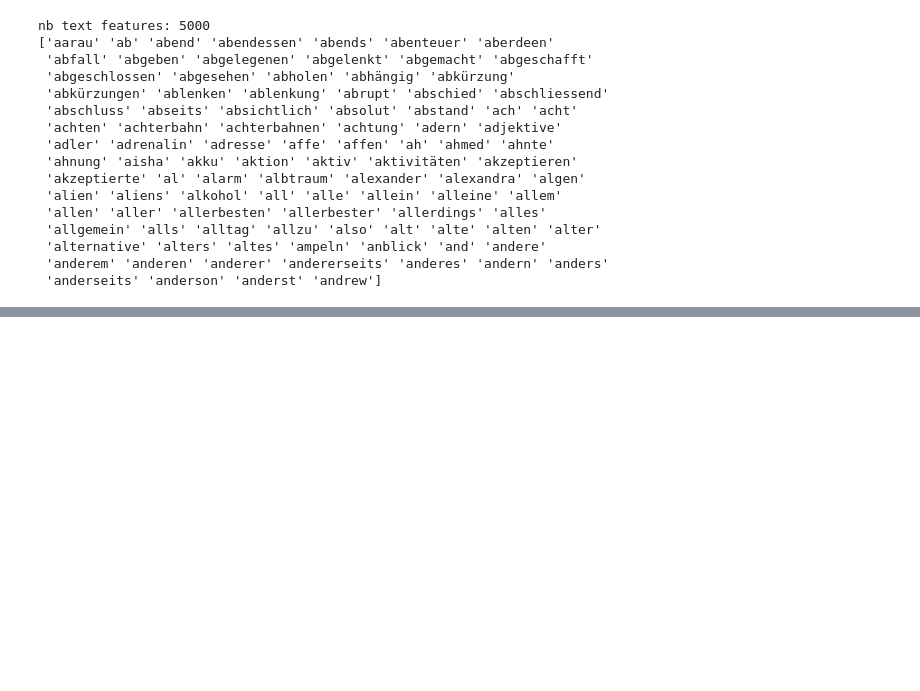
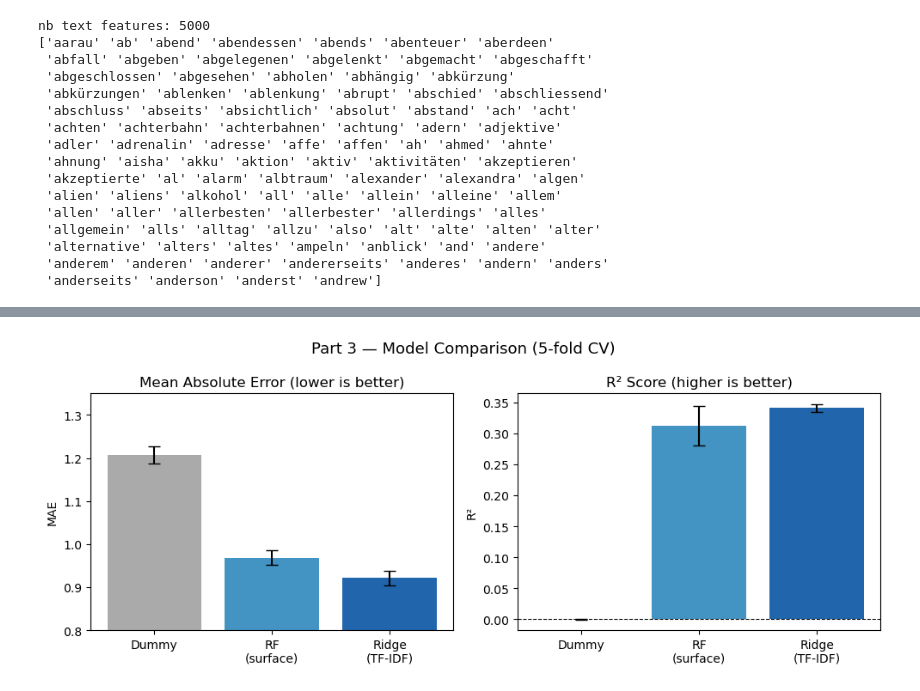
Before and after one commit to Tournedos/MLBD_2026, a Jupyter notebook: Q1/m4_louis.ipynb, the cells around one changed output, grey strips where cells are left out. Drawn from its saved outputs; the diff is of its cells as text; code cells hidden in the pictures; blank space fills up the shorter version.

```diff
--- a/Q1/m4_louis.ipynb
+++ b/Q1/m4_louis.ipynb
@@ -540,0 +620,33 @@ This comparison helps determine whether essay coherence is better captured by ex
+# %%
+import matplotlib.pyplot as plt
+import numpy as np
+
+models = ["Dummy", "RF\n(surface)", "Ridge\n(TF-IDF)"]
+mae = [1.2065, 0.9685, 0.9211]
+mae_std = [0.0197, 0.0164, 0.0164]
+r2 = [-0.0001, 0.3122, 0.3406]
+r2_std = [0.0001, 0.0319, 0.0062]
+
+x = np.arange(len(models))
+
+fig, ax = plt.subplots(1, 2, figsize=(10, 4))
+
+ax[0].bar(x, mae, yerr=mae_std, capsize=5, color=["#aaaaaa", "#4393c3", "#2166ac"])
+ax[0].set_xticks(x)
+ax[0].set_xticklabels(models)
+ax[0].set_ylabel("MAE")
+ax[0].set_title("Mean Absolute Error (lower is better)")
+ax[0].set_ylim(0.8, 1.35)
+
+ax[1].bar(x, r2, yerr=r2_std, capsize=5, color=["#aaaaaa", "#4393c3", "#2166ac"])
+ax[1].set_xticks(x)
+ax[1].set_xticklabels(models)
+ax[1].set_ylabel("R²")
+ax[1].set_title("R² Score (higher is better)")
+ax[1].axhline(0, color="black", linewidth=0.8, linestyle="--")
+
+plt.suptitle("Part 3 — Model Comparison (5-fold CV)", fontsize=13)
+plt.tight_layout()
+plt.show()
+# %% [output]
+[figure, added]
```
Also changed, not shown: parts of 19 cells of this notebook.
